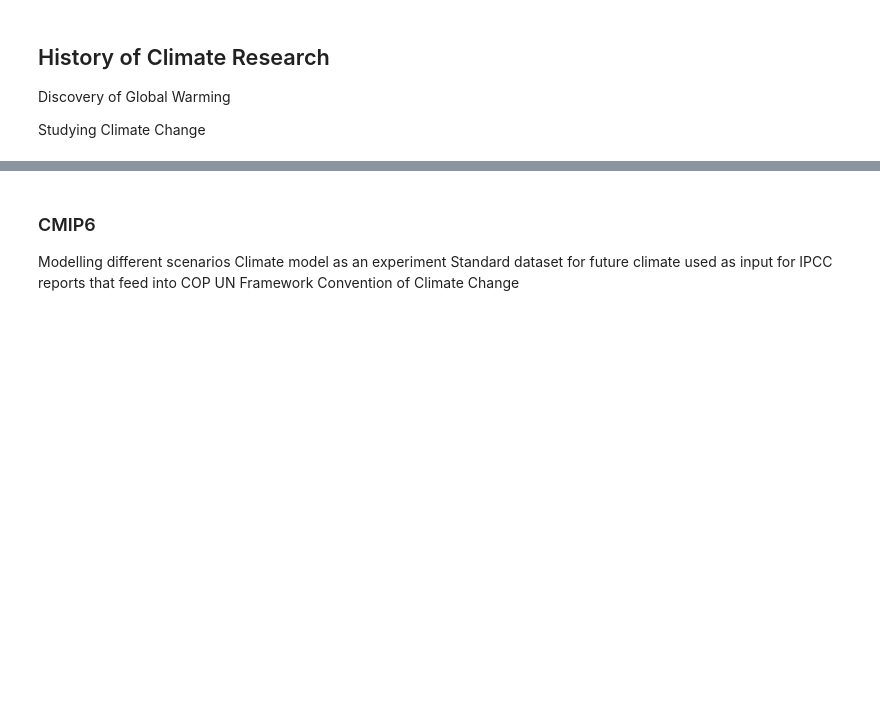
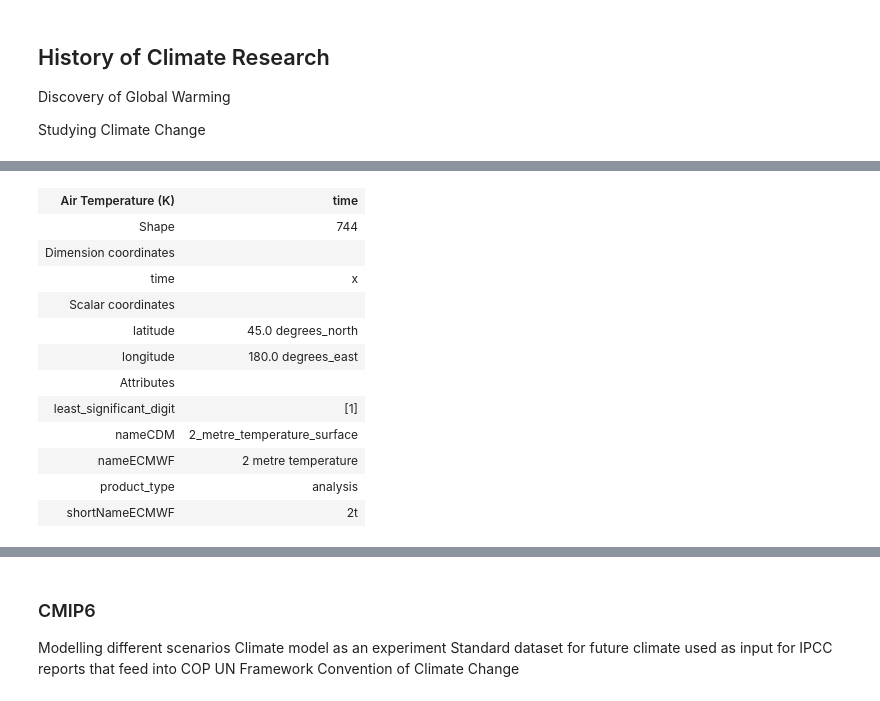
Before and after one commit to informatics-lab/UsingClimateData, a Jupyter notebook: 01_introduction_to_climate_change.ipynb, the cells around one changed output, grey strips where cells are left out. Cells and saved outputs as stored; diff of their text form; code cells hidden in the pictures; blank space fills up the shorter version.

```diff
--- a/01_introduction_to_climate_change.ipynb
+++ b/01_introduction_to_climate_change.ipynb
@@ -48,0 +142,16 @@ The other source is climate climate simulations. As a starting point we use clim
+# %%
+temp_ts
+# %% [output]
+| Air Temperature (K) | time |
+| Shape | 744 |
+| Dimension coordinates |  |
+| time | x |
+| Scalar coordinates |  |
+| latitude | 45.0 degrees_north |
+| longitude | 180.0 degrees_east |
+| Attributes |  |
+| least_significant_digit | [1] |
+| nameCDM | 2_metre_temperature_surface |
+| nameECMWF | 2 metre temperature |
+| product_type | analysis |
+| shortNameECMWF | 2t |
```
Also changed, not shown: parts of 25 cells of this notebook.
